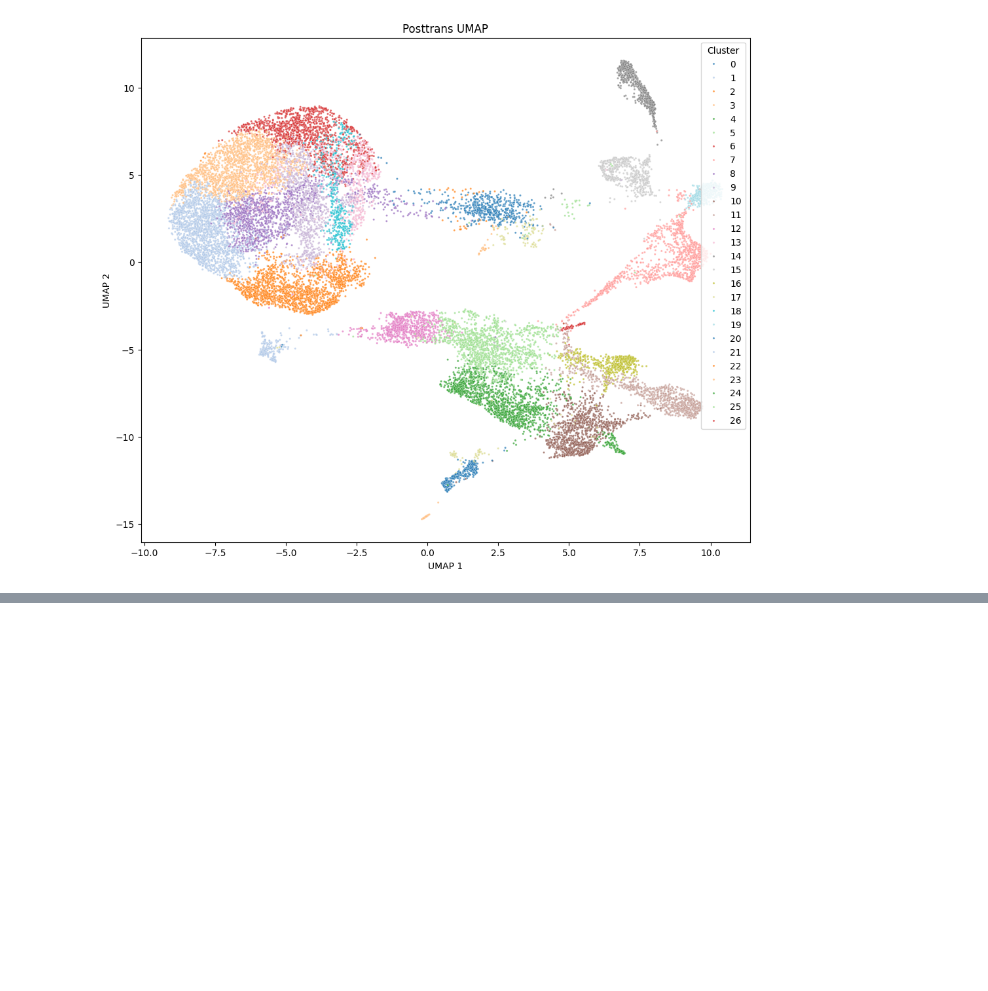
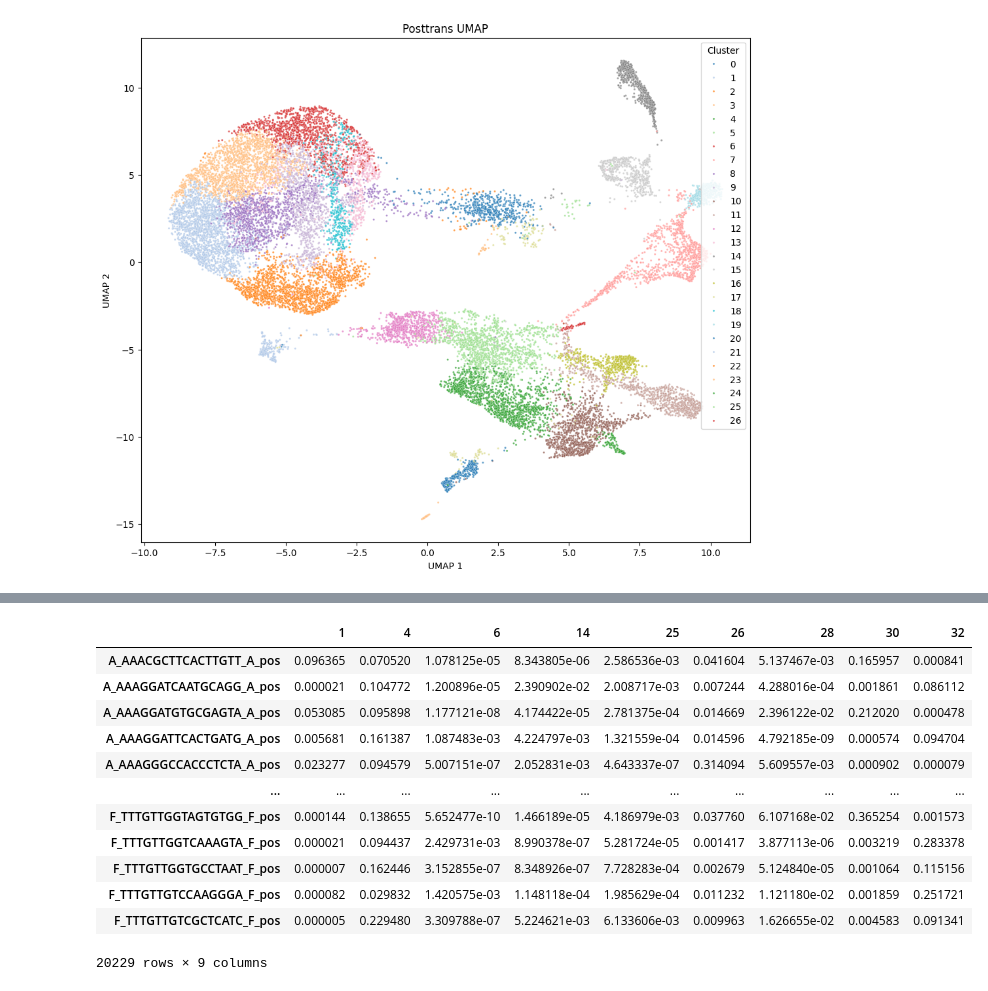
Before and after one commit to Tofulati/postTrans_cd34, a Jupyter notebook: starcat_visualization.ipynb, the cells around one changed output, grey strips where cells are left out. Cells and saved outputs as stored; diff of their text form; code cells hidden in the pictures; blank space fills up the shorter version.

```diff
--- a/starcat_visualization.ipynb
+++ b/starcat_visualization.ipynb
@@ -70,0 +130,18 @@ plt.show()
+# %%
+interest_geps = starCAT_coord[geps]
+
+interest_geps
+# %% [output]
+|  | 1 | 4 | 6 | 14 | 25 | 26 | 28 | 30 | 32 |
+| A_AAACGCTTCACTTGTT_A_pos | 0.096365 | 0.070520 | 1.078125e-05 | 8.343805e-06 | 2.586536e-03 | 0.041604 | 5.137467e-03 | 0.165957 | 0.000841 |
+| A_AAAGGATCAATGCAGG_A_pos | 0.000021 | 0.104772 | 1.200896e-05 | 2.390902e-02 | 2.008717e-03 | 0.007244 | 4.288016e-04 | 0.001861 | 0.086112 |
+| A_AAAGGATGTGCGAGTA_A_pos | 0.053085 | 0.095898 | 1.177121e-08 | 4.174422e-05 | 2.781375e-04 | 0.014669 | 2.396122e-02 | 0.212020 | 0.000478 |
+| A_AAAGGATTCACTGATG_A_pos | 0.005681 | 0.161387 | 1.087483e-03 | 4.224797e-03 | 1.321559e-04 | 0.014596 | 4.792185e-09 | 0.000574 | 0.094704 |
+| A_AAAGGGCCACCCTCTA_A_pos | 0.023277 | 0.094579 | 5.007151e-07 | 2.052831e-03 | 4.643337e-07 | 0.314094 | 5.609557e-03 | 0.000902 | 0.000079 |
+| ... | ... | ... | ... | ... | ... | ... | ... | ... | ... |
+| F_TTTGTTGGTAGTGTGG_F_pos | 0.000144 | 0.138655 | 5.652477e-10 | 1.466189e-05 | 4.186979e-03 | 0.037760 | 6.107168e-02 | 0.365254 | 0.001573 |
+| F_TTTGTTGGTCAAAGTA_F_pos | 0.000021 | 0.094437 | 2.429731e-03 | 8.990378e-07 | 5.281724e-05 | 0.001417 | 3.877113e-06 | 0.003219 | 0.283378 |
+| F_TTTGTTGGTGCCTAAT_F_pos | 0.000007 | 0.162446 | 3.152855e-07 | 8.348926e-07 | 7.728283e-04 | 0.002679 | 5.124840e-05 | 0.001064 | 0.115156 |
+| F_TTTGTTGTCCAAGGGA_F_pos | 0.000082 | 0.029832 | 1.420575e-03 | 1.148118e-04 | 1.985629e-04 | 0.011232 | 1.121180e-02 | 0.001859 | 0.251721 |
+| F_TTTGTTGTCGCTCATC_F_pos | 0.000005 | 0.229480 | 3.309788e-07 | 5.224621e-03 | 6.133606e-03 | 0.009963 | 1.626655e-02 | 0.004583 | 0.091341 |
+20229 rows × 9 columns
```
Also changed, not shown: parts of 11 cells of this notebook.
